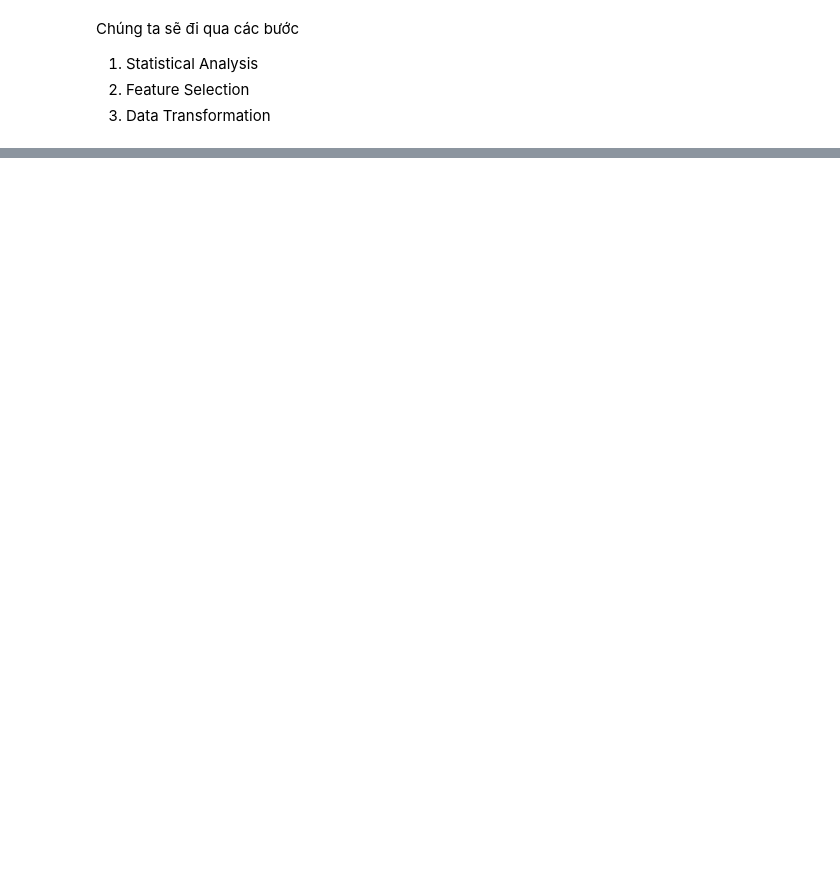
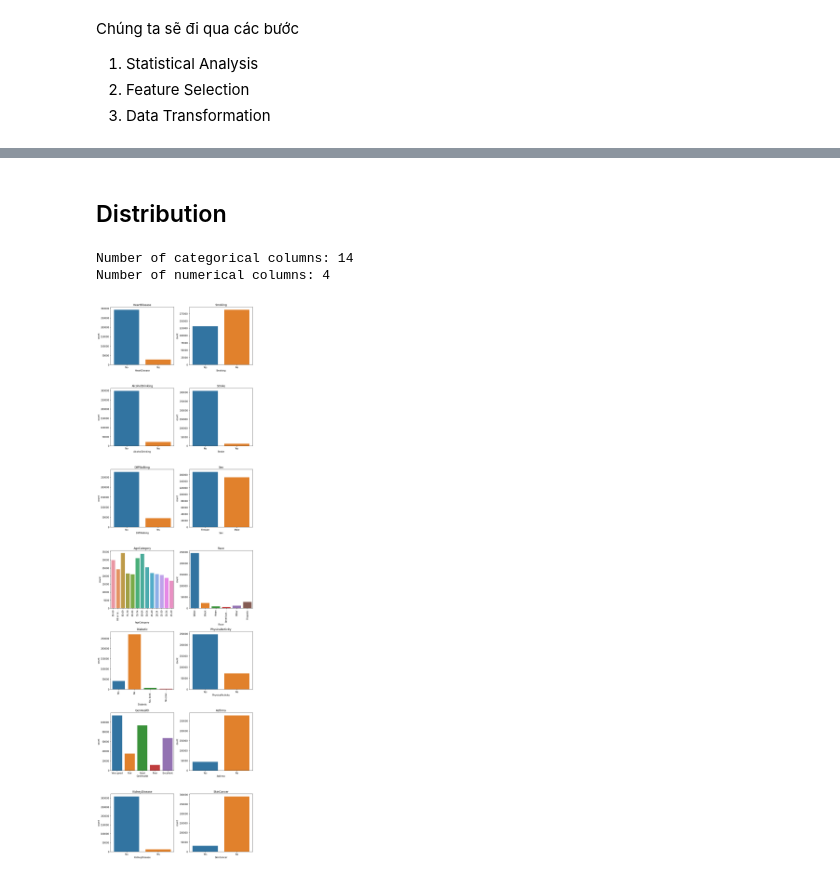
Before and after one commit to danhngan/Heart_disease, a Jupyter notebook: preprocessing.ipynb, the cells around one changed output, grey strips where cells are left out. Cells and saved outputs as stored; diff of their text form; code cells hidden in the pictures; blank space fills up the shorter version.

Commit message:
feat: visualyze distributions

```diff
--- a/preprocessing.ipynb
+++ b/preprocessing.ipynb
@@ -110,0 +129,42 @@ Chúng ta sẽ đi qua các bước
+# %% [markdown]
+## Distribution
+# %%
+cat_cols = []
+num_cols = []
+for col in df_full.columns:
+    if df_full[col].dtype == 'object':
+        cat_cols.append(col)
+    else:
+        num_cols.append(col)
+print('Number of categorical columns:', len(cat_cols))
+print('Number of numerical columns:', len(num_cols))
+# %% [output]
+Number of categorical columns: 14
+Number of numerical columns: 4
+# %%
+def truncate_text(lenght = 8):
+    def sub(label):
+        if len(label.get_text()) > lenght:
+            label.set_text(label.get_text()[:8]+'...')
+        return label
+    return sub
+def create_figure(n_charts, n_cols = 2, ax_width = 5, ax_height = 5, **kwargs):
+    n_rows = n_charts//n_cols + int(bool(n_charts%n_cols))
+    return plt.subplots(
+        nrows=n_rows,
+        ncols=n_cols,
+        figsize=(ax_width*n_cols, ax_height*n_rows),
+        **kwargs)
+# %%
+n_charts = len(cat_cols)
+fig, ax = create_figure(n_charts)
+for i, col in enumerate(cat_cols):
+    sns.countplot(x=df_full[col], ax=ax[i//2][i%2])
+    ax[i//2][i%2].set_title(col)
+    if col in ['AgeCategory', 'Race', 'Diabetic']:
+        labels = ax[i//2][i%2].get_xticklabels()
+        labels = map(truncate_text(), labels)
+        ax[i//2][i%2].set_xticklabels(labels = labels,rotation=90)
+plt.tight_layout()
+# %% [output]
+[figure, added]
```
Also changed, not shown: parts of 6 cells of this notebook.
